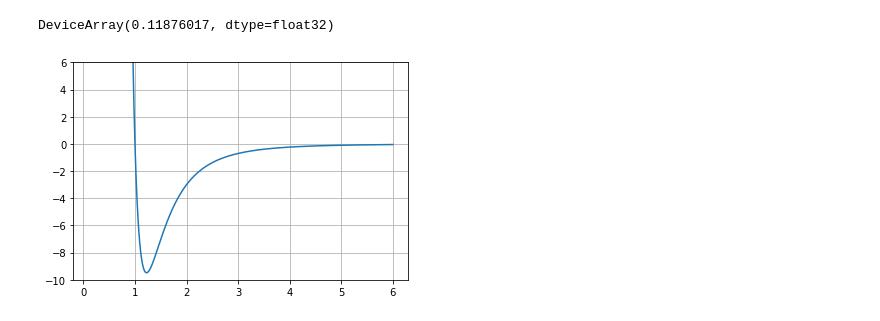
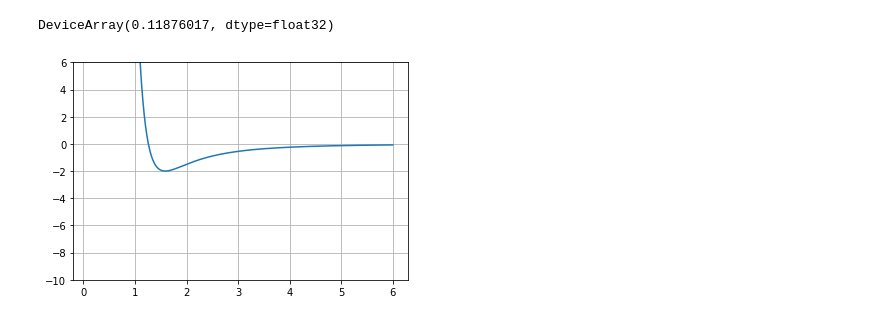
Before and after one commit to ljmartin/sas_mol_surface, a Jupyter notebook: jax_min.ipynb, the cells around one changed output. Saved outputs shown, nothing was run; the diff lists cells and outputs as text; code cells hidden in the pictures.

```diff
--- a/jax_min.ipynb
+++ b/jax_min.ipynb
@@ -151,18 +125,18 @@ DeviceArray(0.11876017, dtype=float32)
 # %%
 x = np.linspace(0.1,6,1000)
 def f(x):
     return 1/(x)
 
 @jit
-def lj(distances,epsilon=1):
-    lennard_jones = epsilon*( (2/distances)**6 - 4*(2/distances)**4)
+def lj(distances,epsilon=0.5):
+    lennard_jones = epsilon*( (2/distances)**6 - 4*(2/distances)**3)
     return lennard_jones
 
 plt.ylim(-10,6)
 plt.plot(x, lj(x))
 plt.grid()
 # %% [output]
-[figure, old version]
+[figure, new version]
 # %%
 @jit
 def dist_penalty(p, a):
```
Also changed, not shown: parts of 13 cells of this notebook, 1 other file.
